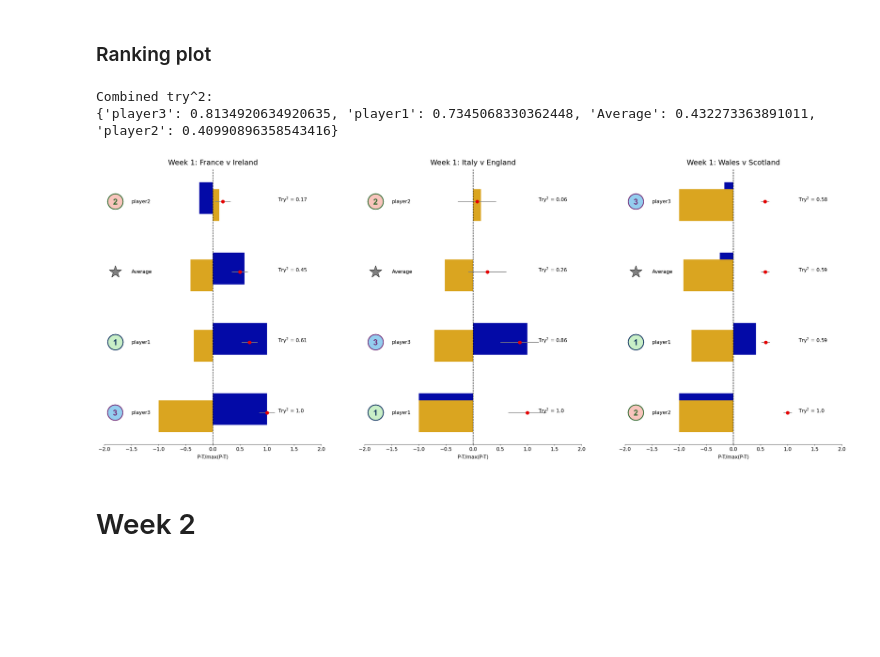
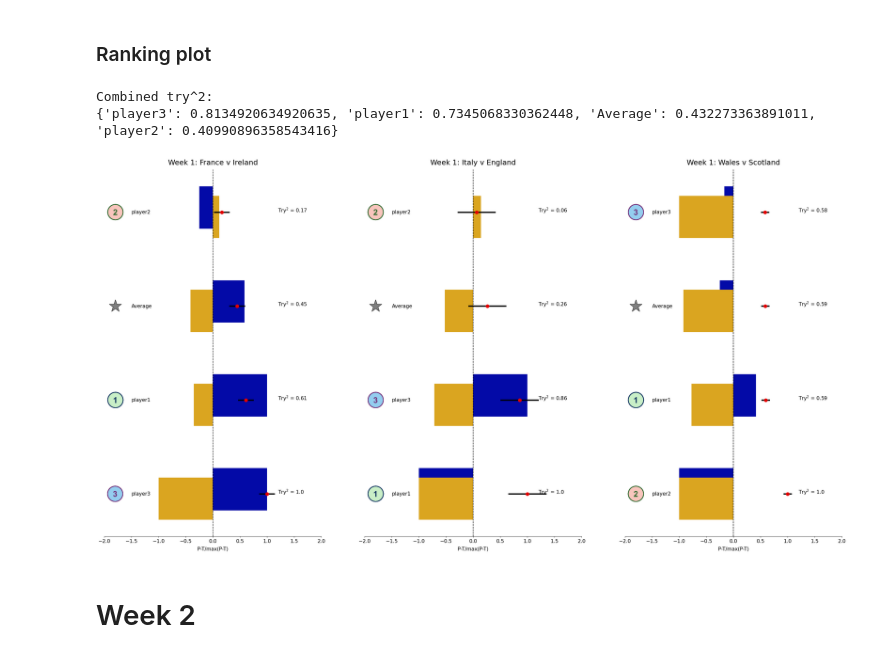
Before and after one commit to jjamieson12/SixNations_PredictionAnalysis, a Jupyter notebook: SixNationasPredictions_Example.ipynb, the cells around one changed output. Cells and saved outputs as stored; diff of their text form; code cells hidden in the pictures; blank space fills up the shorter version.

Commit message:
Add tournament ranking (replaces average Try2), code refactor, fix automatic scaling, fix bug in ranking try2 points

```diff
--- a/SixNationasPredictions_Example.ipynb
+++ b/SixNationasPredictions_Example.ipynb
@@ -26,6 +22,7 @@ game_info = {}
 # %%
 #Reload the prediction so we don't have to restart the kernel every time the data changes...
 from PredictionData.ExamplePredictions import predictions_wk1
+week_number=1
 
 calculate_average_prediction(predictions_wk1)
 games = [("France","Ireland"),("Italy","England"),("Wales","Scotland")]
@@ -43,43 +40,43 @@ markers = player_markers #Pick the markers to use
 # %% [markdown]
 ### Score plot
 # %%
-one_fig_width = 9.75
-one_fig_height = 10.75
-marginLR = 3.5
-marginUD = 0.25
-fig, axs = plt.subplots(1,3,figsize=(36, 12),layout='tight') #Make seperate axes for each game
+n_figs = 3
+fig_x = 36
+fig_y = 12
+
+fig, axs = plt.subplots(1,n_figs,figsize=(fig_x, fig_y)) #Make seperate axes for each game
+custom_crops = get_fig_crops(n_figs,fig_x,fig_y,x_label=True,y_label=True)
+
 plot_matches(axs,games,predictions,markers,FinalScore=FinalScore,Nexpected=3,show_average=True,show_winloss=True)
 
+plt.suptitle('6 Nations Predictions: Week {}'.format(week_number),size=30,y=0.99)
+plt.show()
+fig.savefig("Plots/Week{}/SixN_Week{}_AllGames_Example.png".format(week_number,week_number))
 
-plt.suptitle('6 Nations Predictions: Week 1',size=30,y=0.99)
-plt.show()
-fig.savefig("Plots/Week1/SixN_Week1_AllGames_Example.png")
 #Split multi-axis into individual games and save each separately
-
 for i,ax in enumerate(axs):
-    #extent = ax.get_tightbbox(fig.canvas.renderer).transformed(fig.dpi_scale_trans.inverted()) #Stopped working for some reason
-    custom_crop = Bbox(np.array([[marginLR + i*one_fig_width, marginUD],[marginLR + (i+1)*one_fig_width, marginUD+one_fig_height]])) #Do it manually
-    fig.savefig("Plots/Week1/SixN_Week1_Game"+str(i+1)+"_Example.png", bbox_inches=custom_crop)
+    fig.savefig("Plots/Week{}/SixN_Week{}_Game{}_Example.png".format(week_number,week_number,str(i+1)), bbox_inches=custom_crops[i])
 # %% [output]
 [figure]
 # %% [markdown]
 ### Ranking plot
 # %%
-one_fig_width = 10.7
-one_fig_height = 12.75
-marginLR = 4.5
-marginUD = 1.0
-fig, axs = plt.subplots(1,3,figsize=(40, 15))
-plt.subplots_adjust(wspace=0.2)
-plot_ranking(axs,games,predictions,markers,FinalScore,win_SF=0.9,week=1,draw_markers=True,show_average=True)
-fig.savefig("Plots/Week1/SixN_Week1_Rankings_AllGames_Example.png")
+n_figs = 3
+fig_x = 40
+fig_y = 20
+
+fig, axs = plt.subplots(1,n_figs,figsize=(fig_x,fig_y))
+custom_crops = get_fig_crops(n_figs,fig_x,fig_y,x_label=True,y_label=False)
+
+plot_ranking(axs,games,predictions,markers,FinalScore,win_SF=0.9,week=week_number,draw_markers=True,show_average=True)
+fig.savefig("Plots/Week{}/SixN_Week{}_Rankings_AllGames_Example.png".format(week_number,week_number))
+
 for i,ax in enumerate(axs):
-    custom_crop = Bbox(np.array([[marginLR + i*one_fig_width, marginUD],[marginLR + (i+1)*one_fig_width, marginUD+one_fig_height]])) #Do it manually
-    fig.savefig("Plots/Week1/SixN_Week1_Rankings_Game"+str(i)+"_Example.png", bbox_inches=custom_crop)
+    fig.savefig("Plots/Week{}/SixN_Week{}_Rankings_Game{}_Example.png".format(week_number,week_number,str(i+1)), bbox_inches=custom_crops[i])
 # %% [output]
 Combined try^2:
 {'player3': 0.8134920634920635, 'player1': 0.7345068330362448, 'Average': 0.432273363891011, 'player2': 0.40990896358543416}
-[figure, old version]
+[figure, new version]
 # %% [markdown]
 # Week 2
 # %%
```
Also changed, not shown: parts of 11 cells of this notebook, 30 other files.
